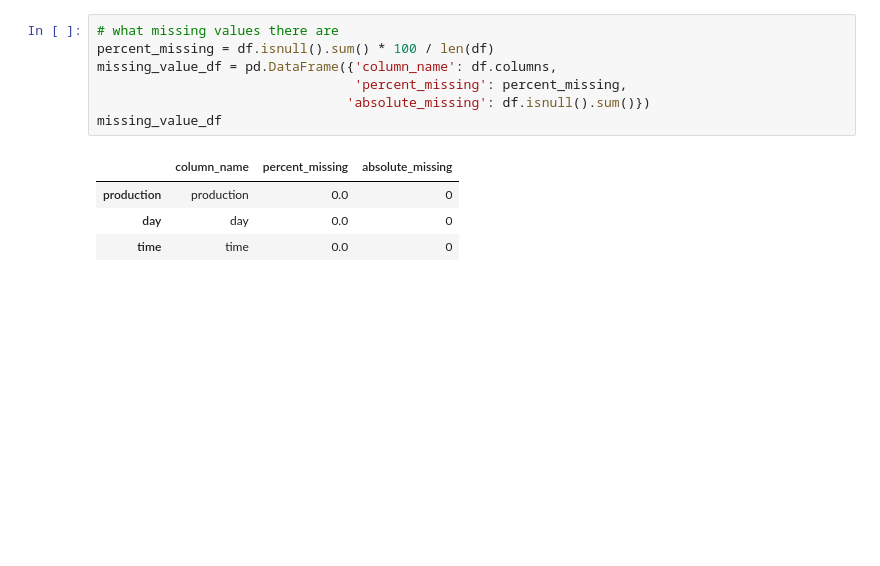
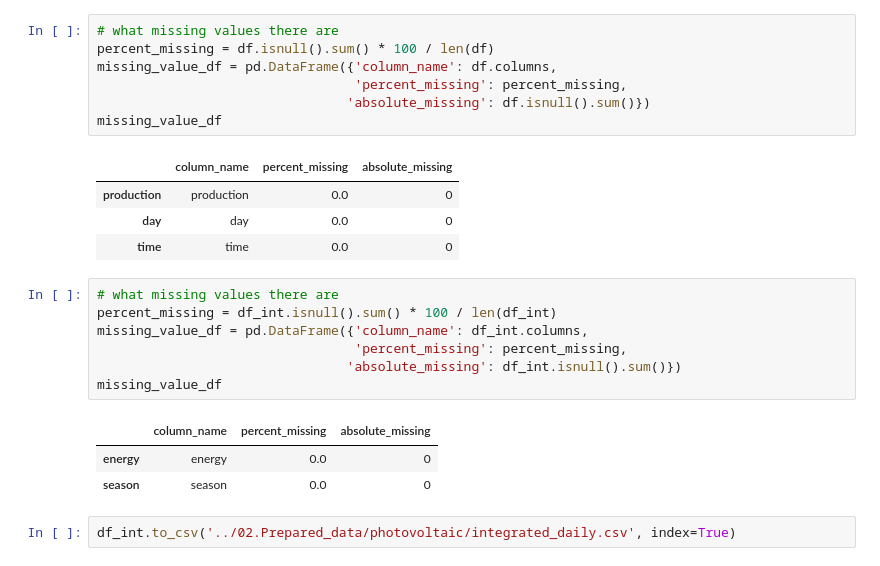
Before and after one commit to kromerh/solarAnalytics, a Jupyter notebook: 2020-04-16.solarAnalytics/04.Analysis/2020-05-03.Photovoltaic.EDA.ipynb, the cells around one changed output. Drawn from its saved outputs; the diff is of its cells as text; blank space fills up the shorter version.

```diff
--- a/2020-04-16.solarAnalytics/04.Analysis/2020-05-03.Photovoltaic.EDA.ipynb
+++ b/2020-04-16.solarAnalytics/04.Analysis/2020-05-03.Photovoltaic.EDA.ipynb
@@ -375,3 +379,16 @@ missing_value_df
 | production | production | 0.0 | 0 |
 | day | day | 0.0 | 0 |
 | time | time | 0.0 | 0 |
+# %%
+# what missing values there are
+percent_missing = df_int.isnull().sum() * 100 / len(df_int)
+missing_value_df = pd.DataFrame({'column_name': df_int.columns,
+                                 'percent_missing': percent_missing,
+                                'absolute_missing': df_int.isnull().sum()})
+missing_value_df
+# %% [output]
+|  | column_name | percent_missing | absolute_missing |
+| energy | energy | 0.0 | 0 |
+| season | season | 0.0 | 0 |
+# %%
+df_int.to_csv('../02.Prepared_data/photovoltaic/integrated_daily.csv', index=True)
```
Also changed, not shown: parts of 1 cell of this notebook, 3 other files.
